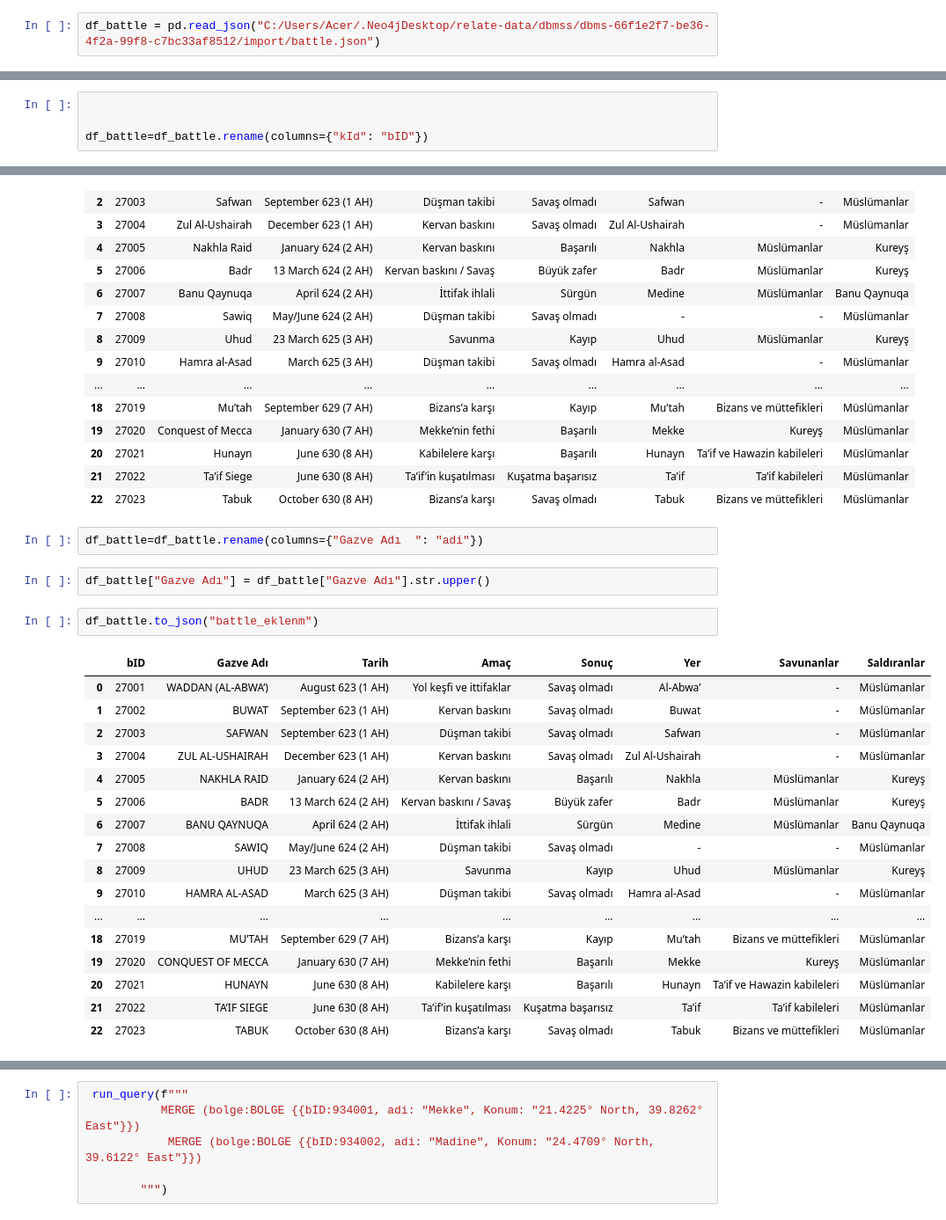
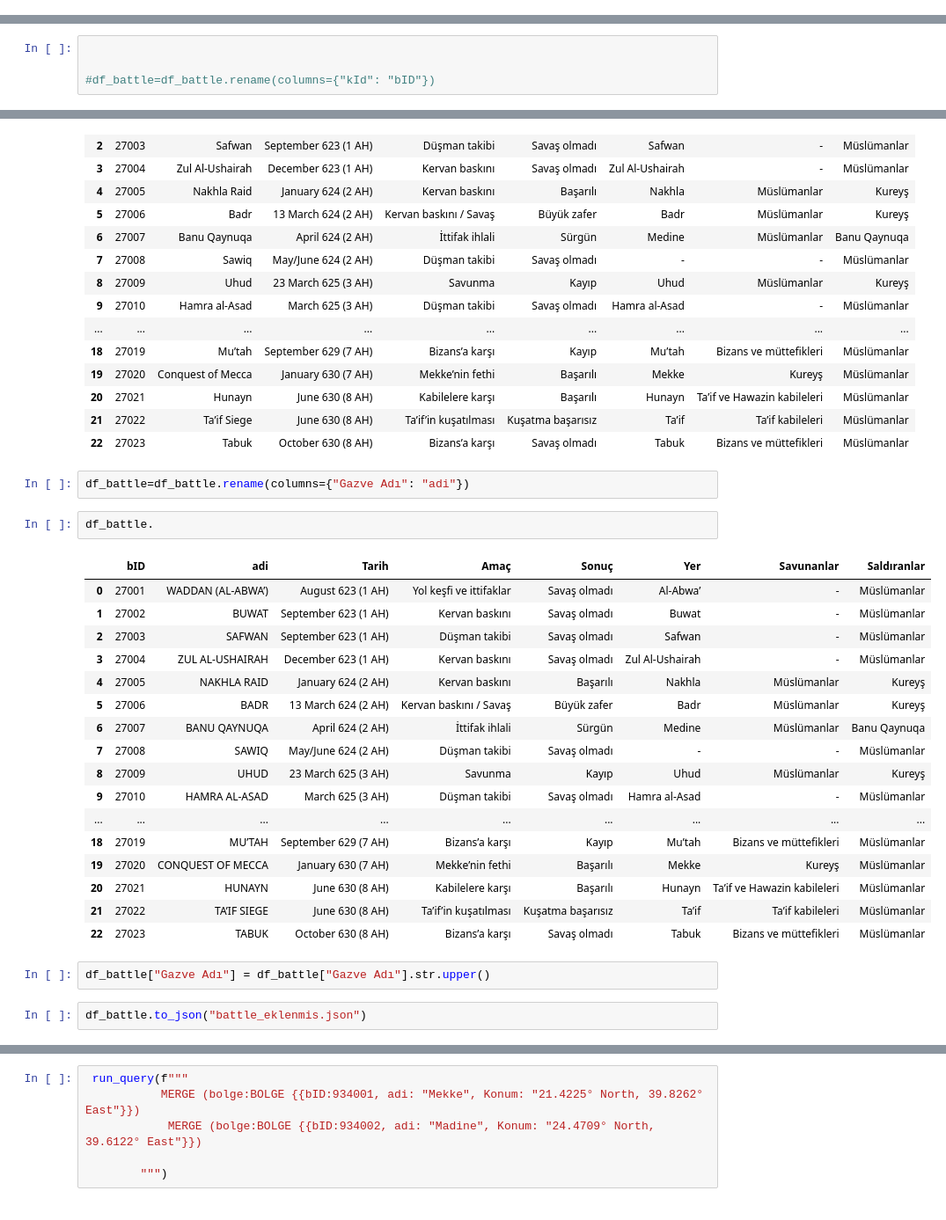
Before and after one commit to Mujahid0Abdullah/neo4j_project, a Jupyter notebook: neo4jEx1.ipynb, the cells around one changed output, grey strips where cells are left out. Shown: that part at 88% size. Drawn from its saved outputs; the diff is of its cells as text.

```diff
--- a/neo4jEx1.ipynb
+++ b/neo4jEx1.ipynb
@@ -35,4 +16,2 @@ for i in range(18):
 # %%
 import pandas as pd
-# %%
-df_battle = pd.read_json("C:/Users/Acer/.Neo4jDesktop/relate-data/dbmss/dbms-66f1e2f7-be36-4f2a-99f8-c7bc33af8512/import/battle.json")
@@ -108,7 +47,7 @@ df_battle
 # %%
 
 
-df_battle=df_battle.rename(columns={"kId": "bID"})
+#df_battle=df_battle.rename(columns={"kId": "bID"})
 # %%
 saldiri_sayilari = df_battle["Saldıranlar"].groupby(df_battle["Saldıranlar"]).size()
 
@@ -160,26 +99,28 @@ df_battle
 | 21 | 27022 | Ta’if Siege | June 630 (8 AH) | Ta’if’in kuşatılması | Kuşatma başarısız | Ta’if | Ta’if kabileleri | Müslümanlar |
 | 22 | 27023 | Tabuk | October 630 (8 AH) | Bizans’a karşı | Savaş olmadı | Tabuk | Bizans ve müttefikleri | Müslümanlar |
 # %%
-df_battle=df_battle.rename(columns={"Gazve Adı	": "adi"})
+df_battle=df_battle.rename(columns={"Gazve Adı": "adi"})
+# %%
+df_battle.
+# %% [output]
+|  | bID | adi | Tarih | Amaç | Sonuç | Yer | Savunanlar | Saldıranlar |
+| 0 | 27001 | WADDAN (AL-ABWA’) | August 623 (1 AH) | Yol keşfi ve ittifaklar | Savaş olmadı | Al-Abwa’ | - | Müslümanlar |
+| 1 | 27002 | BUWAT | September 623 (1 AH) | Kervan baskını | Savaş olmadı | Buwat | - | Müslümanlar |
+| 2 | 27003 | SAFWAN | September 623 (1 AH) | Düşman takibi | Savaş olmadı | Safwan | - | Müslümanlar |
+| 3 | 27004 | ZUL AL-USHAIRAH | December 623 (1 AH) | Kervan baskını | Savaş olmadı | Zul Al-Ushairah | - | Müslümanlar |
+| 4 | 27005 | NAKHLA RAID | January 624 (2 AH) | Kervan baskını | Başarılı | Nakhla | Müslümanlar | Kureyş |
+| 5 | 27006 | BADR | 13 March 624 (2 AH) | Kervan baskını / Savaş | Büyük zafer | Badr | Müslümanlar | Kureyş |
+| 6 | 27007 | BANU QAYNUQA | April 624 (2 AH) | İttifak ihlali | Sürgün | Medine | Müslümanlar | Banu Qaynuqa |
+| 7 | 27008 | SAWIQ | May/June 624 (2 AH) | Düşman takibi | Savaş olmadı | - | - | Müslümanlar |
+| 8 | 27009 | UHUD | 23 March 625 (3 AH) | Savunma | Kayıp | Uhud | Müslümanlar | Kureyş |
+| 9 | 27010 | HAMRA AL-ASAD | March 625 (3 AH) | Düşman takibi | Savaş olmadı | Hamra al-Asad | - | Müslümanlar |
+| ... | ... | ... | ... | ... | ... | ... | ... | ... |
+| 18 | 27019 | MU’TAH | September 629 (7 AH) | Bizans’a karşı | Kayıp | Mu’tah | Bizans ve müttefikleri | Müslümanlar |
+| 19 | 27020 | CONQUEST OF MECCA | January 630 (7 AH) | Mekke’nin fethi | Başarılı | Mekke | Kureyş | Müslümanlar |
+| 20 | 27021 | HUNAYN | June 630 (8 AH) | Kabilelere karşı | Başarılı | Hunayn | Ta’if ve Hawazin kabileleri | Müslümanlar |
+| 21 | 27022 | TA’IF SIEGE | June 630 (8 AH) | Ta’if’in kuşatılması | Kuşatma başarısız | Ta’if | Ta’if kabileleri | Müslümanlar |
+| 22 | 27023 | TABUK | October 630 (8 AH) | Bizans’a karşı | Savaş olmadı | Tabuk | Bizans ve müttefikleri | Müslümanlar |
 # %%
 df_battle["Gazve Adı"] = df_battle["Gazve Adı"].str.upper()
 # %%
-df_battle.to_json("battle_eklenm")
+df_battle.to_json("battle_eklenmis.json")
-# %% [output]
-|  | bID | Gazve Adı | Tarih | Amaç | Sonuç | Yer | Savunanlar | Saldıranlar |
-| 0 | 27001 | WADDAN (AL-ABWA’) | August 623 (1 AH) | Yol keşfi ve ittifaklar | Savaş olmadı | Al-Abwa’ | - | Müslümanlar |
-| 1 | 27002 | BUWAT | September 623 (1 AH) | Kervan baskını | Savaş olmadı | Buwat | - | Müslümanlar |
-| 2 | 27003 | SAFWAN | September 623 (1 AH) | Düşman takibi | Savaş olmadı | Safwan | - | Müslümanlar |
-| 3 | 27004 | ZUL AL-USHAIRAH | December 623 (1 AH) | Kervan baskını | Savaş olmadı | Zul Al-Ushairah | - | Müslümanlar |
-| 4 | 27005 | NAKHLA RAID | January 624 (2 AH) | Kervan baskını | Başarılı | Nakhla | Müslümanlar | Kureyş |
-| 5 | 27006 | BADR | 13 March 624 (2 AH) | Kervan baskını / Savaş | Büyük zafer | Badr | Müslümanlar | Kureyş |
-| 6 | 27007 | BANU QAYNUQA | April 624 (2 AH) | İttifak ihlali | Sürgün | Medine | Müslümanlar | Banu Qaynuqa |
-| 7 | 27008 | SAWIQ | May/June 624 (2 AH) | Düşman takibi | Savaş olmadı | - | - | Müslümanlar |
-| 8 | 27009 | UHUD | 23 March 625 (3 AH) | Savunma | Kayıp | Uhud | Müslümanlar | Kureyş |
-| 9 | 27010 | HAMRA AL-ASAD | March 625 (3 AH) | Düşman takibi | Savaş olmadı | Hamra al-Asad | - | Müslümanlar |
-| ... | ... | ... | ... | ... | ... | ... | ... | ... |
-| 18 | 27019 | MU’TAH | September 629 (7 AH) | Bizans’a karşı | Kayıp | Mu’tah | Bizans ve müttefikleri | Müslümanlar |
-| 19 | 27020 | CONQUEST OF MECCA | January 630 (7 AH) | Mekke’nin fethi | Başarılı | Mekke | Kureyş | Müslümanlar |
-| 20 | 27021 | HUNAYN | June 630 (8 AH) | Kabilelere karşı | Başarılı | Hunayn | Ta’if ve Hawazin kabileleri | Müslümanlar |
-| 21 | 27022 | TA’IF SIEGE | June 630 (8 AH) | Ta’if’in kuşatılması | Kuşatma başarısız | Ta’if | Ta’if kabileleri | Müslümanlar |
-| 22 | 27023 | TABUK | October 630 (8 AH) | Bizans’a karşı | Savaş olmadı | Tabuk | Bizans ve müttefikleri | Müslümanlar |
```
Also changed, not shown: parts of 37 cells of this notebook, 6 other files.
